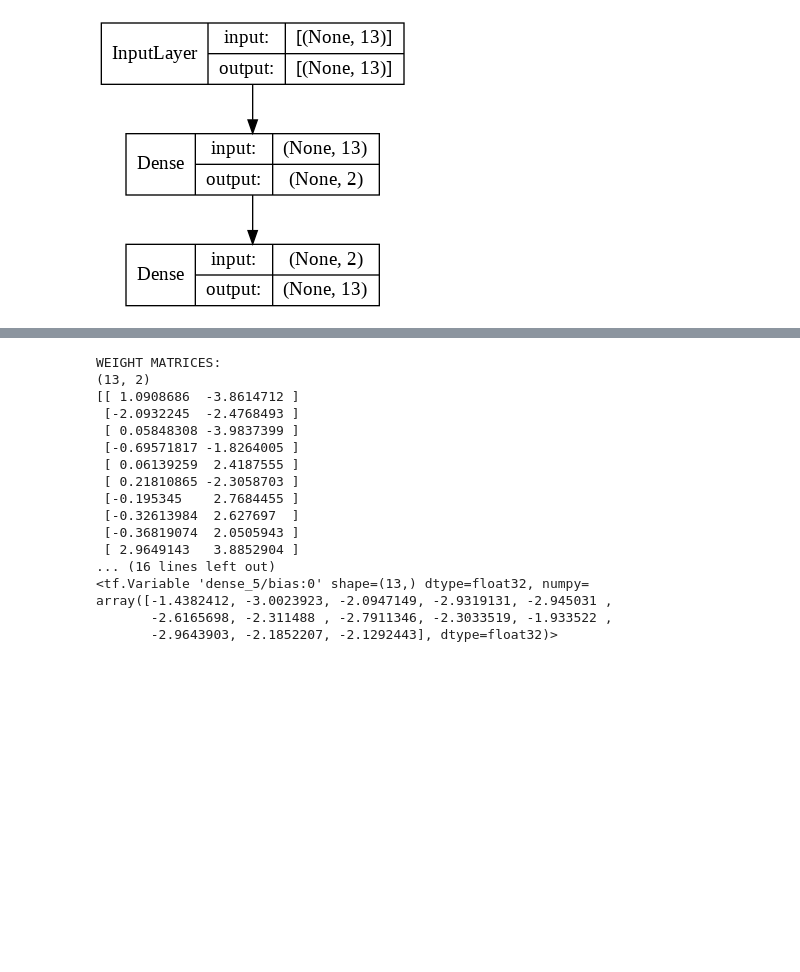
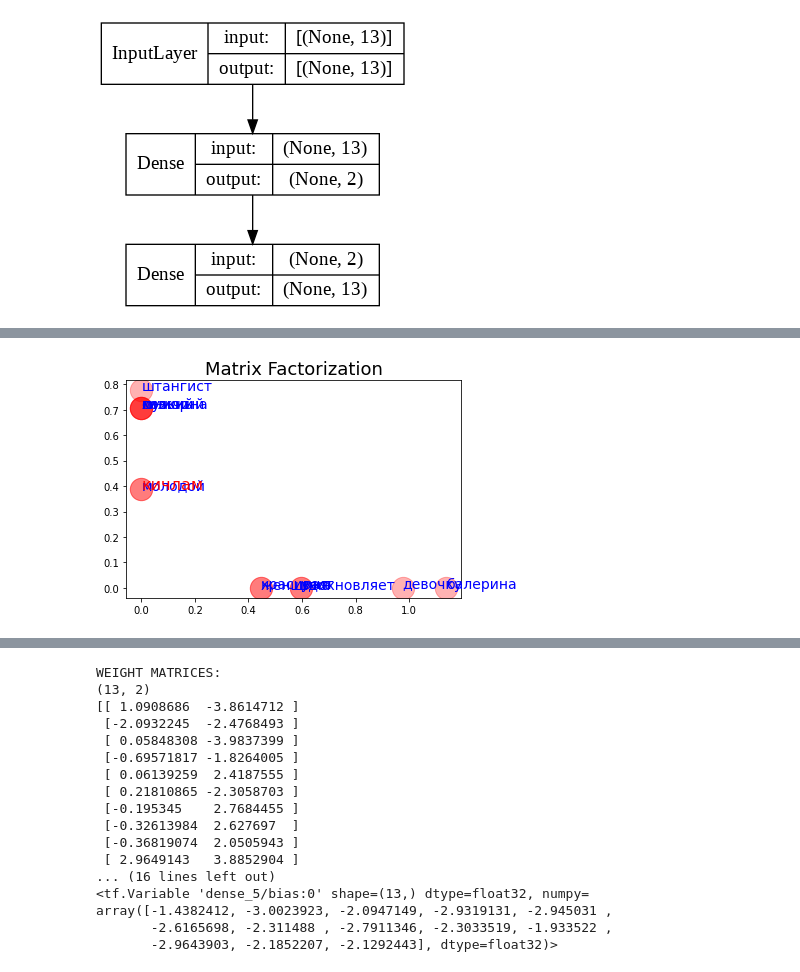
Before and after one commit to ftk1000/w2v_ftk1000, a Jupyter notebook: w2v_tf_fast.ipynb, the cells around one changed output, grey strips where cells are left out. Saved outputs shown, nothing was run; the diff lists cells and outputs as text; code cells hidden in the pictures; blank space fills up the shorter version.

```diff
--- a/w2v_tf_fast.ipynb
+++ b/w2v_tf_fast.ipynb
@@ -205,3 +237,0 @@ model, w2v_df, total_epochs = model_fit_n_show(model,eps=1)
-# %%
-%matplotlib inline
-model, w2v_df, total_epochs = model_fit_n_show(model,eps=1000)
@@ -209,0 +247,9 @@ model, w2v_df, total_epochs = model_fit_n_show(model,eps=1000)
+# %%
+
+# adjacency matrix
+adjM = []
+for w in vocab:
+  # print(w)
+  row = np.array(np.sum( dfint.loc[ dfint['input'] == w, ['Y_train']], axis=0 ))[0]
+  adjM.append(row)
+np.asmatrix(adjM)
@@ -209,0 +270,14 @@ model, w2v_df, total_epochs = model_fit_n_show(model,eps=1000)
+# %%
+from sklearn.decomposition import NMF
+model = NMF(n_components=2, init='random', random_state=0)
+W = model.fit_transform(adjM)
+H = model.components_
+W=pd.DataFrame(W, columns=['x1','x2'])
+W['word'] = vocab
+W['values'] =w2v_df['values']
+W = W.reindex(columns=w2v_df.columns)
+# %%
+%matplotlib inline
+plot_words(W, ttl='Matrix Factorization')
+# %% [output]
+[figure, added]
```
Also changed, not shown: parts of 9 cells of this notebook.
